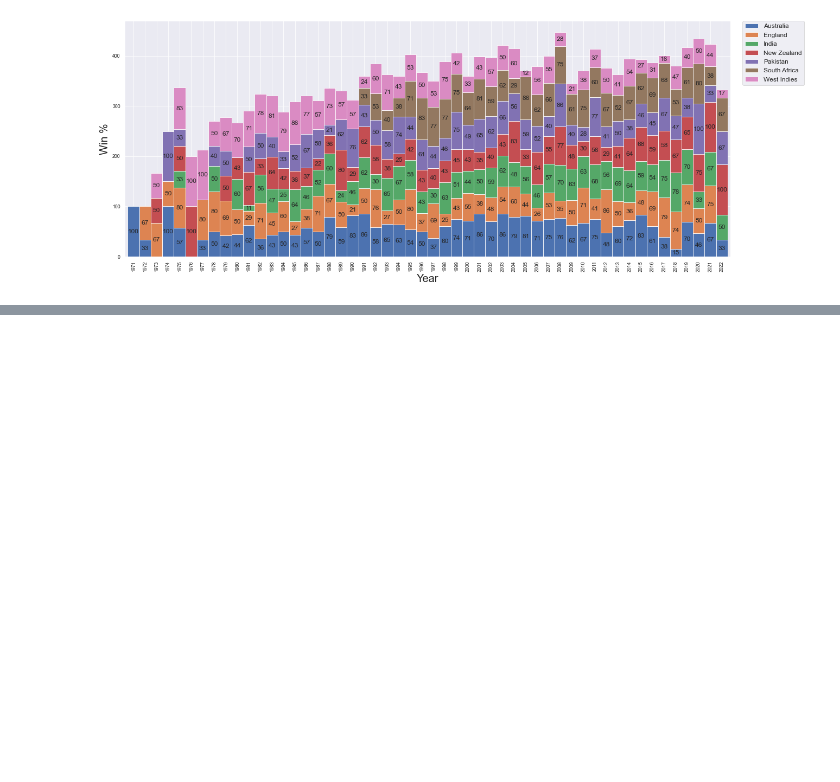
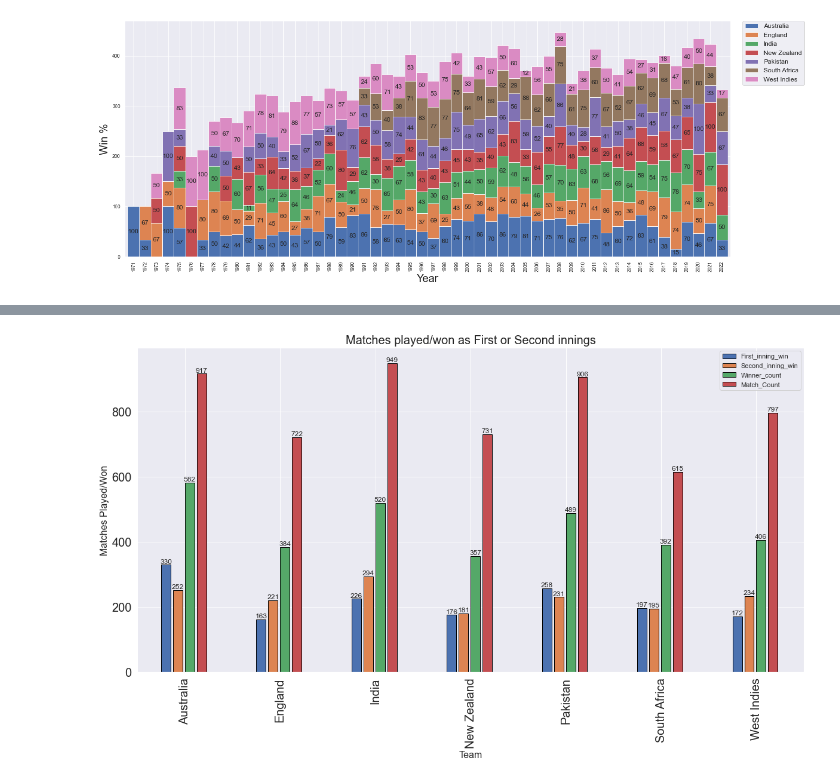
Before and after one commit to atifiu/one_day_cricket_scrapping_project, a Jupyter notebook: one_day_cricket_scrapping_espn.ipynb, the cells around one changed output, grey strips where cells are left out. Cells and saved outputs as stored; diff of their text form; code cells hidden in the pictures; blank space fills up the shorter version.

```diff
--- a/one_day_cricket_scrapping_espn.ipynb
+++ b/one_day_cricket_scrapping_espn.ipynb
@@ -1840,0 +1832,8 @@ plt.show()
+# %%
+df_match_won_agg_summary = df_match_won_agg_join.groupby('Team')['First_inning_win', 'Second_inning_win', 'Match_Count', 'Winner_count'].sum()
+# %%
+df_match_won_agg_summary['First_inning_win'] = df_match_won_agg_summary['First_inning_win'].astype('int64')
+# %%
+df_match_won_agg_summary['Second_inning_win'] = df_match_won_agg_summary['Second_inning_win'].astype('int64')
+# %%
+df_match_won_agg_summary.reset_index(inplace = True)
@@ -1840,0 +1860,22 @@ plt.show()
+# %%
+#sns.barplot(data = df_match_won_agg_summary, x = 'Team', y = 'First_inning_win')
+sns.set_style('darkgrid')
+ax = df_match_won_agg_summary.loc[df_match_won_agg_summary['Team'].isin(Test_playing_list)].plot(kind = 'bar', x = 'Team',
+                              y = ['First_inning_win', 'Second_inning_win',
+                                     'Winner_count', 'Match_Count'],
+                              edgecolor='black',figsize=(20,10), fontsize = 20)
+#print(ax.containers)
+for container in ax.containers:
+    plt.setp(container, width=0.1)
+    #ax.bar_label(ax.containers[0])
+for c in ax.containers:
+    ax.bar_label(c, label_type='edge')
+#plt.xticks(ticks = df_match_won_agg_summary.Team)
+plt.xlabel('Team', fontsize=16)
+plt.ylabel('Matches Played/Won', fontsize=16)
+plt.title('Matches played/won as First or Second innings',fontsize=20)
+plt.show()
+
+plt.show()
+# %% [output]
+[figure, added]
```
Also changed, not shown: parts of 31 cells of this notebook.
